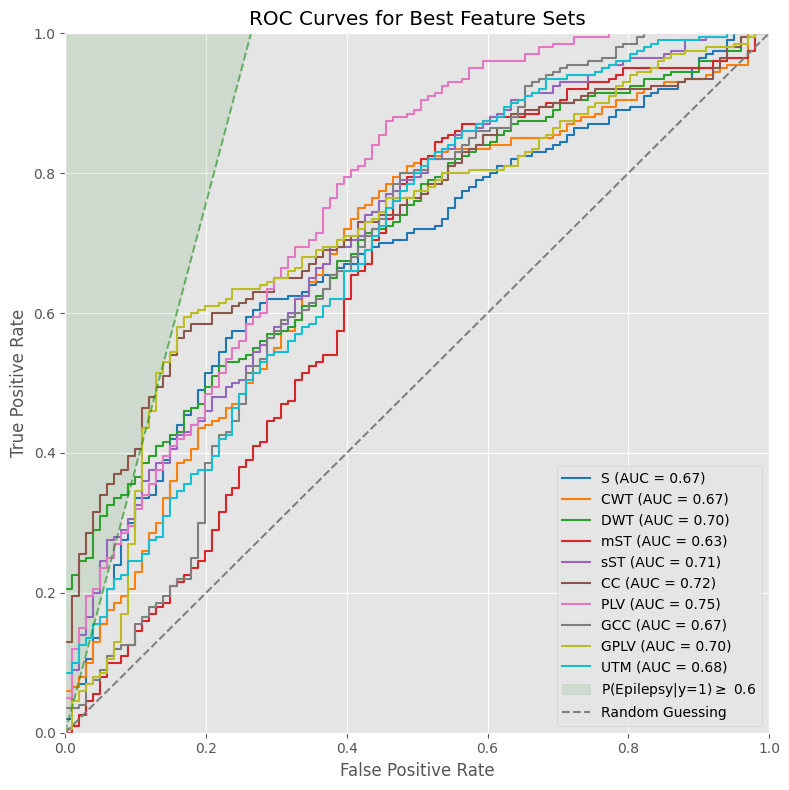
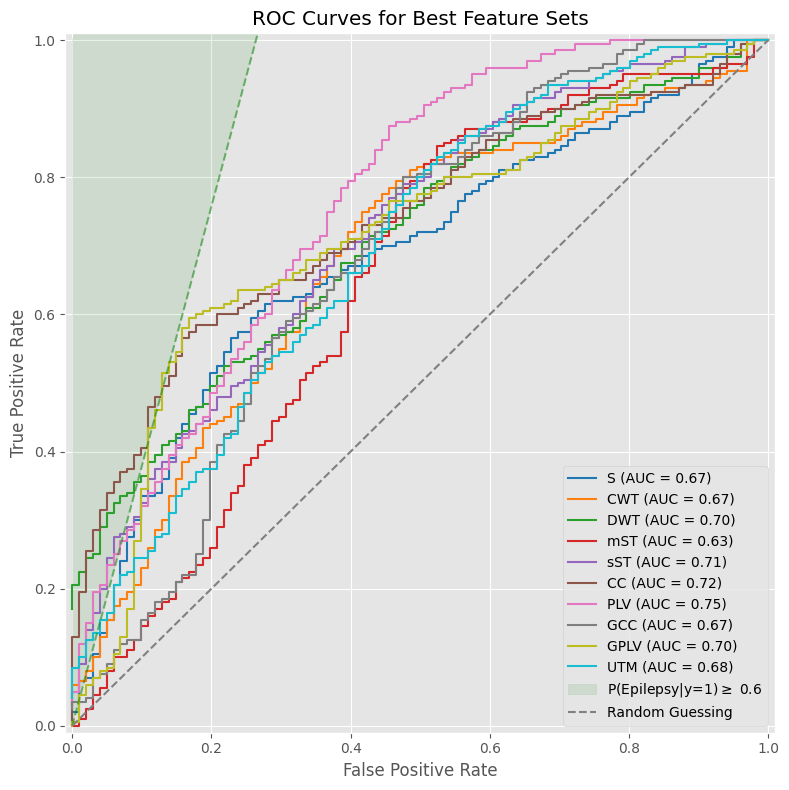
The notebook cell's code change between the first figure and the second:
--- before
+++ after
@@ -31,5 +31,4 @@
     print(f'{feature_type} Pooled AUC: {auc_pooled:.2f}')
 
-
 slope = compute_threshold_slope(n_epileptic, n_healthy, posterior_threshold=0.6)
 
@@ -44,6 +43,6 @@
 plt.xlabel('False Positive Rate')
 plt.ylabel('True Positive Rate')
-plt.xlim([0, 1])
-plt.ylim([0, 1])
+plt.xlim([-0.01, 1.01])
+plt.ylim([-0.01, 1.01])
 plt.legend(loc='lower right')
 plt.grid(True)

Commit: update